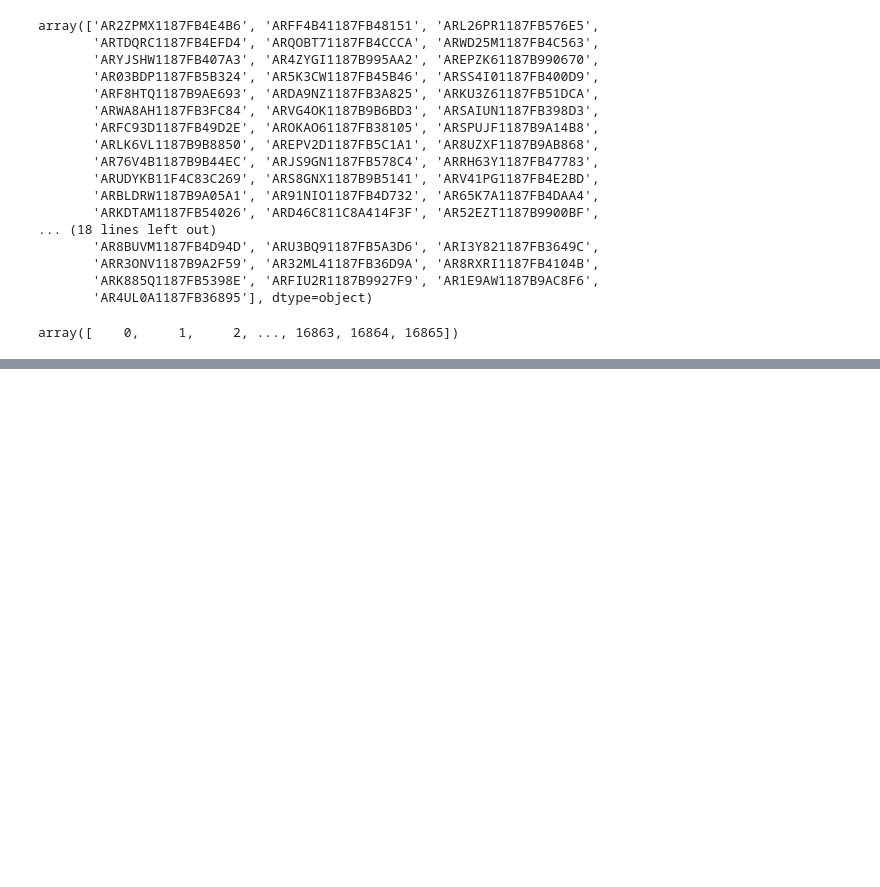
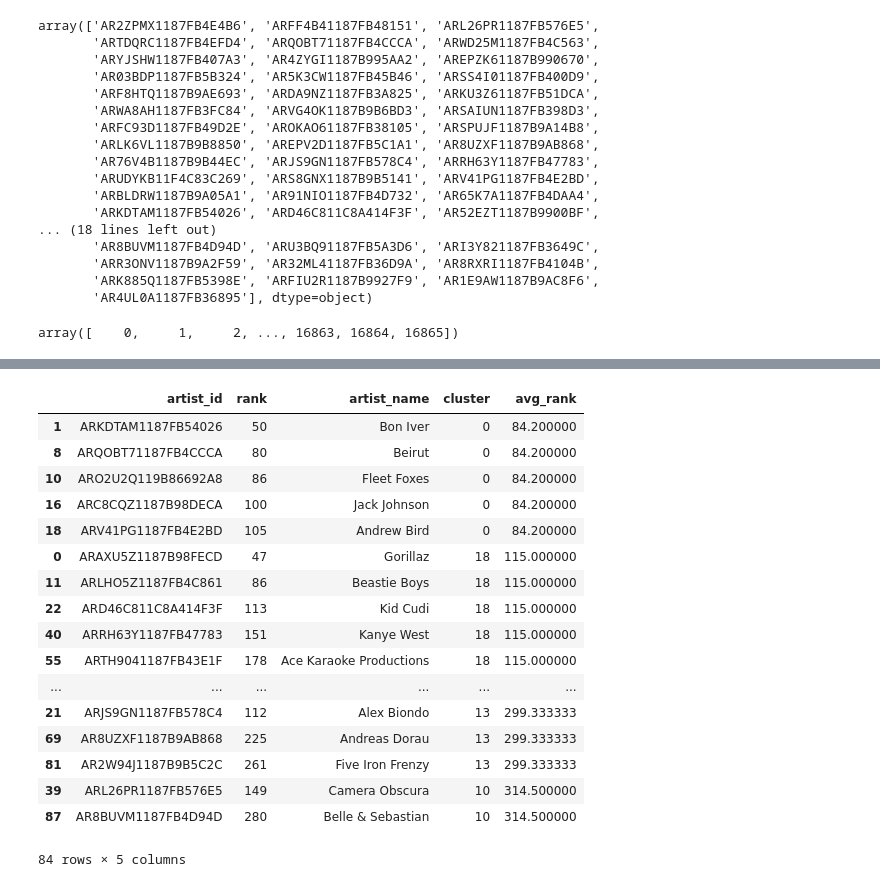
Before and after one commit to bsbell21/CapstoneProject, a Jupyter notebook: clustering_testing.ipynb, the cells around one changed output, grey strips where cells are left out. Cells and saved outputs as stored; diff of their text form; code cells hidden in the pictures; blank space fills up the shorter version.

```diff
--- a/clustering_testing.ipynb
+++ b/clustering_testing.ipynb
@@ -1549,0 +1912,21 @@ array([    0,     1,     2, ..., 16863, 16864, 16865])
+# %%
+pl2.playlist_seed_df.merge(pl2.tot_recs_lm_pivot, on
+# %% [output]
+|  | artist_id | rank | artist_name | cluster | avg_rank |
+| 1 | ARKDTAM1187FB54026 | 50 | Bon Iver | 0 | 84.200000 |
+| 8 | ARQOBT71187FB4CCCA | 80 | Beirut | 0 | 84.200000 |
+| 10 | ARO2U2Q119B86692A8 | 86 | Fleet Foxes | 0 | 84.200000 |
+| 16 | ARC8CQZ1187B98DECA | 100 | Jack Johnson | 0 | 84.200000 |
+| 18 | ARV41PG1187FB4E2BD | 105 | Andrew Bird | 0 | 84.200000 |
+| 0 | ARAXU5Z1187B98FECD | 47 | Gorillaz | 18 | 115.000000 |
+| 11 | ARLHO5Z1187FB4C861 | 86 | Beastie Boys | 18 | 115.000000 |
+| 22 | ARD46C811C8A414F3F | 113 | Kid Cudi | 18 | 115.000000 |
+| 40 | ARRH63Y1187FB47783 | 151 | Kanye West | 18 | 115.000000 |
+| 55 | ARTH9041187FB43E1F | 178 | Ace Karaoke Productions | 18 | 115.000000 |
+| ... | ... | ... | ... | ... | ... |
+| 21 | ARJS9GN1187FB578C4 | 112 | Alex Biondo | 13 | 299.333333 |
+| 69 | AR8UZXF1187B9AB868 | 225 | Andreas Dorau | 13 | 299.333333 |
+| 81 | AR2W94J1187B9B5C2C | 261 | Five Iron Frenzy | 13 | 299.333333 |
+| 39 | ARL26PR1187FB576E5 | 149 | Camera Obscura | 10 | 314.500000 |
+| 87 | AR8BUVM1187FB4D94D | 280 | Belle & Sebastian | 10 | 314.500000 |
+84 rows × 5 columns
```
Also changed, not shown: parts of 37 cells of this notebook, 1 other file.
